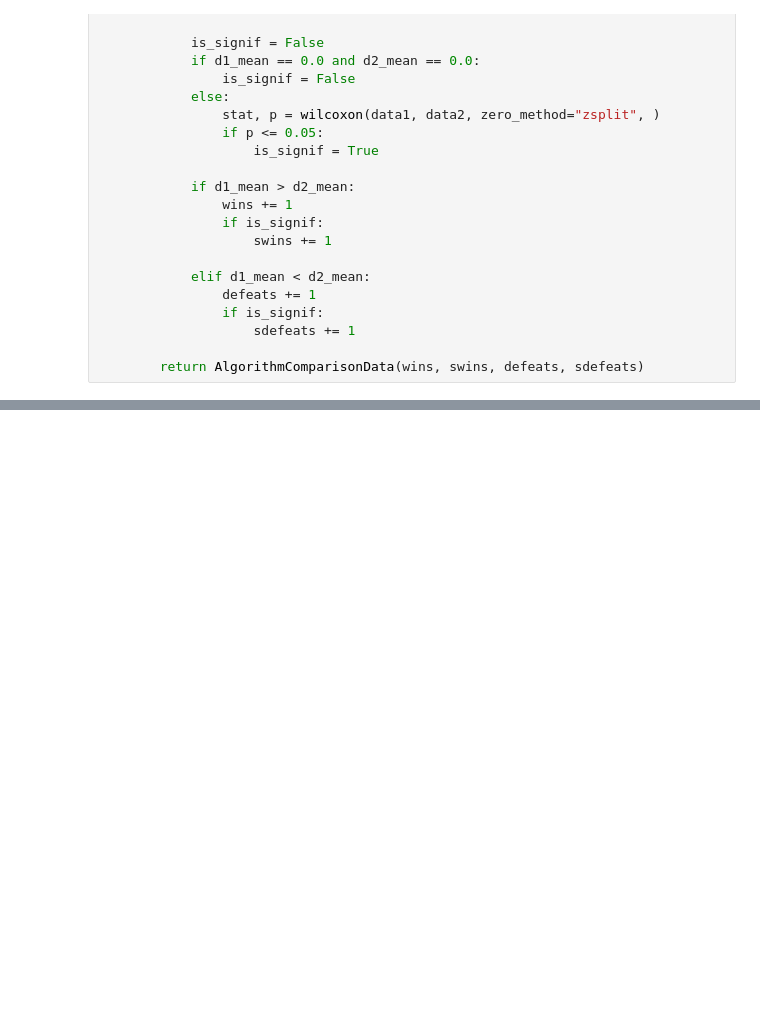
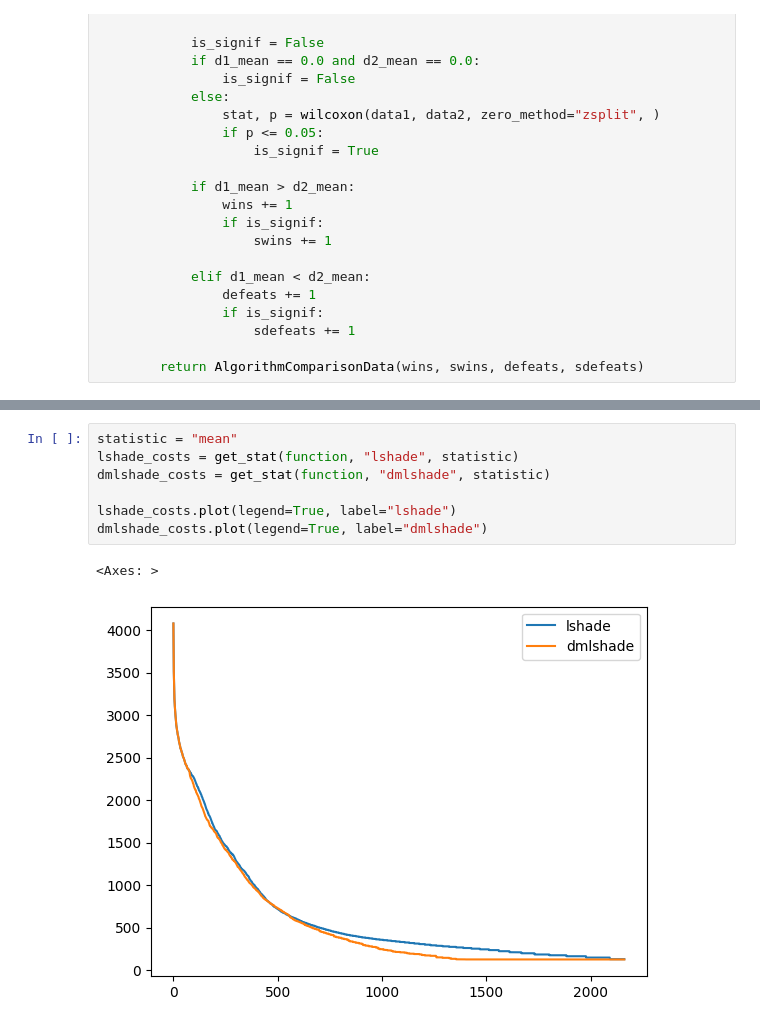
Before and after one commit to raphaelgoms/analysis-scripts, a Jupyter notebook: dm_effect_analysis.ipynb, the cells around one changed output, grey strips where cells are left out. Drawn from its saved outputs; the diff is of its cells as text; blank space fills up the shorter version.

```diff
--- a/dm_effect_analysis.ipynb
+++ b/dm_effect_analysis.ipynb
@@ -111,0 +143,10 @@ for dmg in range(70, gens_count, 70):
+# %%
+statistic = "mean"
+lshade_costs = get_stat(function, "lshade", statistic)
+dmlshade_costs = get_stat(function, "dmlshade", statistic)
+
+lshade_costs.plot(legend=True, label="lshade")
+dmlshade_costs.plot(legend=True, label="dmlshade")
+# %% [output]
+<Axes: >
+[figure, added]
```
Also changed, not shown: parts of 7 cells of this notebook.
